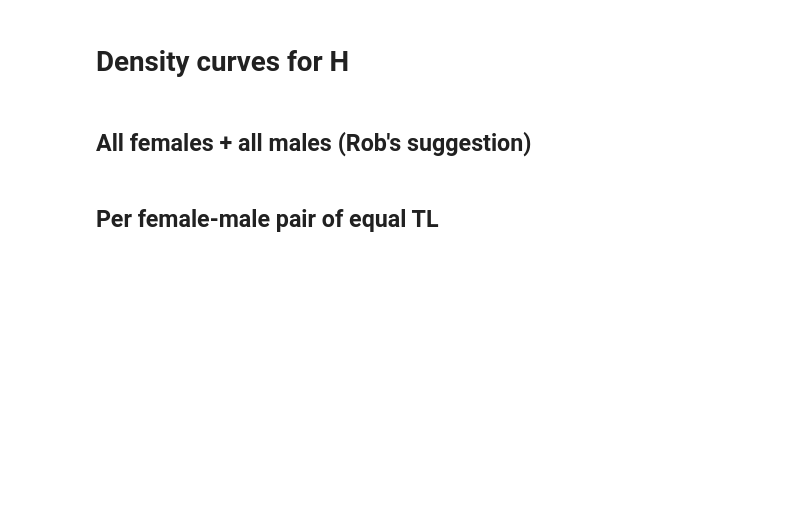
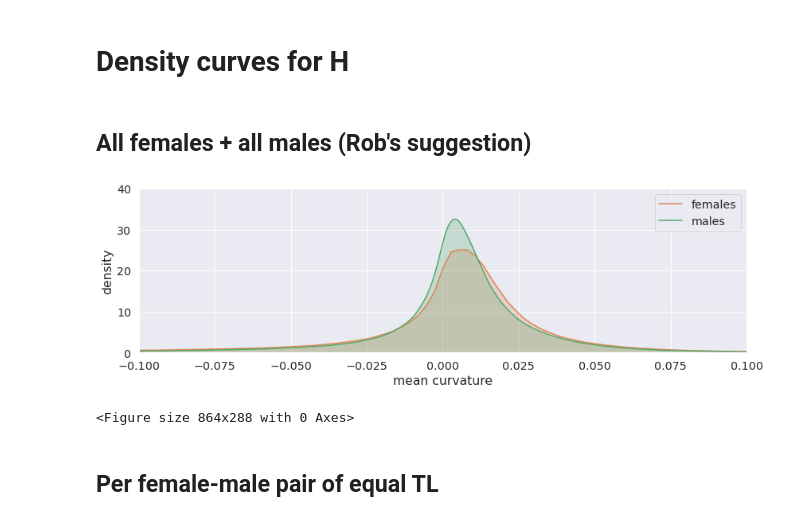
Before and after one commit to sjraaijmakers/otolith, a Jupyter notebook: analysis/curvature_plots.ipynb, the cells around one changed output. Saved outputs shown, nothing was run; the diff lists cells and outputs as text; code cells hidden in the pictures; blank space fills up the shorter version.

```diff
--- a/analysis/curvature_plots.ipynb
+++ b/analysis/curvature_plots.ipynb
@@ -44,20 +46,23 @@ plt.show()
 ## All females + all males (Rob's suggestion)
 # %%
 i = curv_f
-ax = sns.kdeplot(i["mean_curvature"].to_numpy(), gridsize=1000000, label="female", shade=True, color=C_ORANGE)
+ax = sns.kdeplot(i["mean_curvature"].to_numpy(), gridsize=1000000, label="females", shade=True, color=C_ORANGE)
 
 i = curv_m
-ax = sns.kdeplot(i["mean_curvature"].to_numpy(), gridsize=1000000, label="male", shade=True, color=C_GREEN)
+ax = sns.kdeplot(i["mean_curvature"].to_numpy(), gridsize=1000000, label="males", shade=True, color=C_GREEN)
 
 plt.ylim(0, 40)
 plt.xlim(-0.1, 0.1)
 plt.xlabel("mean curvature")
 plt.ylabel("density")
 plt.tight_layout()
-plt.savefig("/home/steven/scriptie/code/analysis/figures/kde_ROB.png", bbox_inches="tight", pad_inches=0)
+plt.savefig("figures/kde_ROB_h.png", bbox_inches="tight", pad_inches=0)
 
 plt.show()
 plt.clf()
+# %% [output]
+[figure, added]
+<Figure size 864x288 with 0 Axes>
 # %% [markdown]
 ## Per female-male pair of equal TL
 # %%
```
Also changed, not shown: parts of 4 cells of this notebook, 4 other files.
